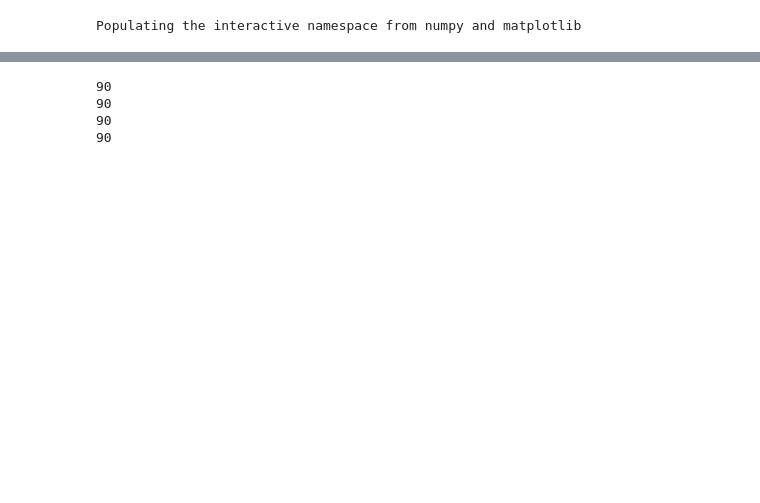
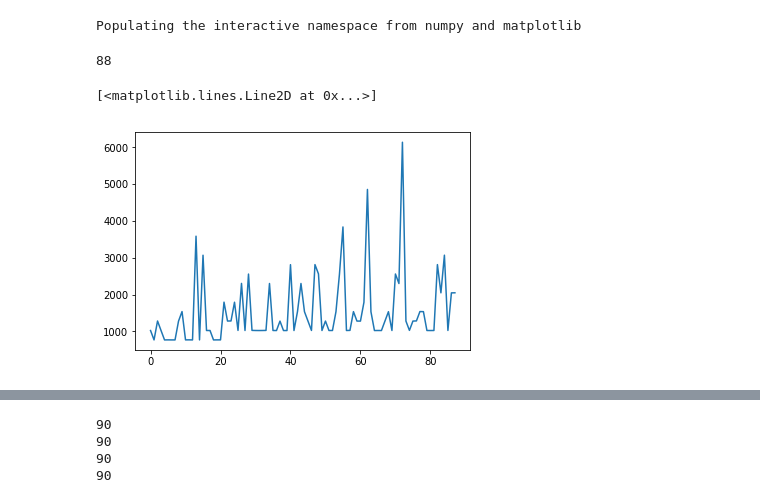
Before and after one commit to Khrystarlite/Poppy_Right_Arm_Creature, a Jupyter notebook: samples/notebooks/poppyAudio.ipynb, the cells around one changed output, grey strips where cells are left out. Drawn from its saved outputs; the diff is of its cells as text; code cells hidden in the pictures; blank space fills up the shorter version.

```diff
--- a/samples/notebooks/poppyAudio.ipynb
+++ b/samples/notebooks/poppyAudio.ipynb
@@ -361,0 +367,9 @@ for x in data_table:
+# %%
+len(spike[0])
+# %% [output]
+88
+# %%
+plt.plot(spike[1])
+# %% [output]
+[<matplotlib.lines.Line2D at 0x...>]
+[figure, added]
```
Also changed, not shown: parts of 3 cells of this notebook, 1 other file.
